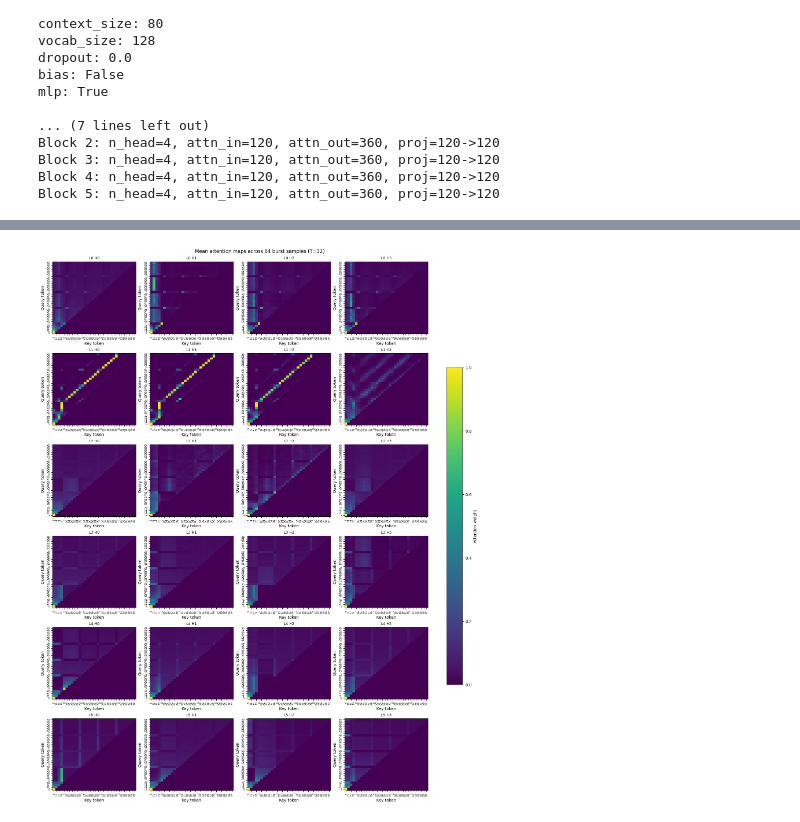
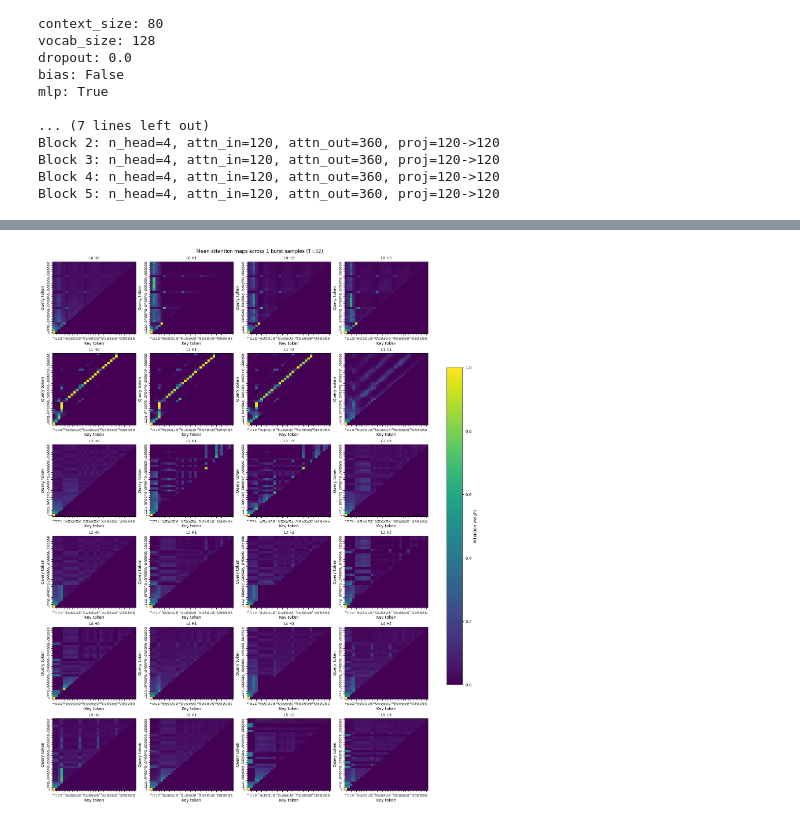
Before and after one commit to sunnyhoward/tinystoriesFT, a Jupyter notebook: sunny/finetune_by_step.ipynb, the cells around one changed output, grey strips where cells are left out. Cells and saved outputs as stored; diff of their text form; code cells hidden in the pictures.

```diff
--- a/sunny/finetune_by_step.ipynb
+++ b/sunny/finetune_by_step.ipynb
@@ -12,7 +12,7 @@ CKPT = ROOT / 'models' / 'pretrain_ckpt.pt'
 DATA_PKL = ROOT / '_data.pkl'
 
 # Keep this editable for quick experiments: p_target:steps
-STAGES = '0.25:100'
+STAGES = '0.75:100'
 LR = 1e-4
 WEIGHT_DECAY = 1e-3
 BATCH_SIZE = 128
@@ -625,7 +523,7 @@ def get_attention_maps_all_layers(model, idx_bt):
 
 
 # --- Build a batch of samples to average over ---
-N_SAMPLES = 64
+N_SAMPLES = 1
 if "val_burst_docs" in globals() and len(val_burst_docs) > 0:
     docs = val_burst_docs
 elif "eval_docs" in globals() and "burst" in eval_docs and len(eval_docs["burst"]) > 0:
@@ -664,31 +562,31 @@ fig, axes = plt.subplots(
     constrained_layout=True,
     sharex=True,
     sharey=True,
  )
 
 xticks = np.arange(T)
 yticks = np.arange(T)
 
 for l in range(n_layer):
     for h in range(n_head):
         ax = axes[l, h]
         m = mean_maps[l][h]  # [T, T]
         im = ax.imshow(m, origin="lower", aspect="auto", vmin=0.0, vmax=1.0, cmap="viridis")
         ax.set_title(f"L{l} H{h}", fontsize=9)
 
         # Show identical x/y tick positions + labels on every subplot
         ax.set_xticks(xticks)
         ax.set_xticklabels(token_labels, rotation=90, fontsize=6)
         ax.set_yticks(yticks)
         ax.set_yticklabels(token_labels, fontsize=6)
         ax.tick_params(axis="x", labelbottom=True)
         ax.tick_params(axis="y", labelleft=True)
 
         ax.set_xlabel("Key token")
         ax.set_ylabel("Query token")
 
 fig.suptitle(f"Mean attention maps across {n_take} burst samples (T={T})", fontsize=12)
 fig.colorbar(im, ax=axes.ravel().tolist(), shrink=0.6, label="Attention weight")
 plt.show()
 # %% [output]
-[figure, old version]
+[figure, new version]
```
Also changed, not shown: parts of 6 cells of this notebook, 3 other files.
